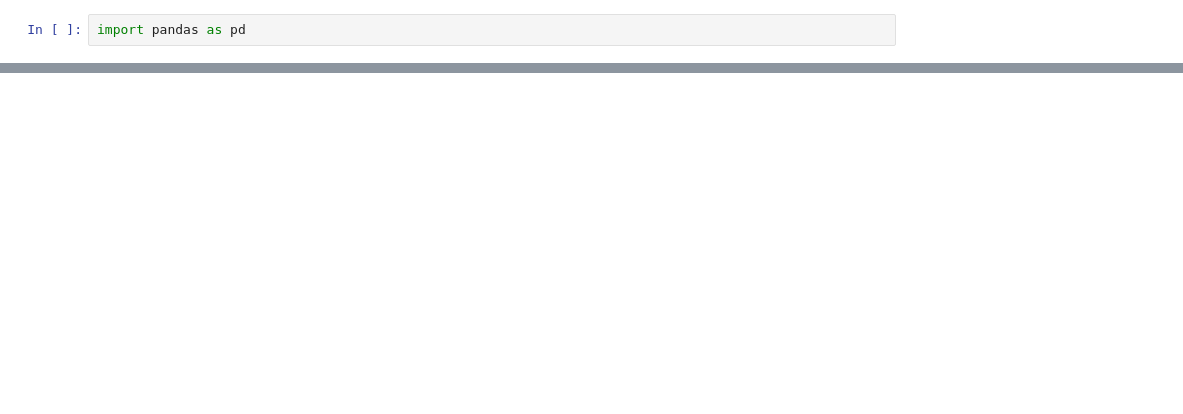
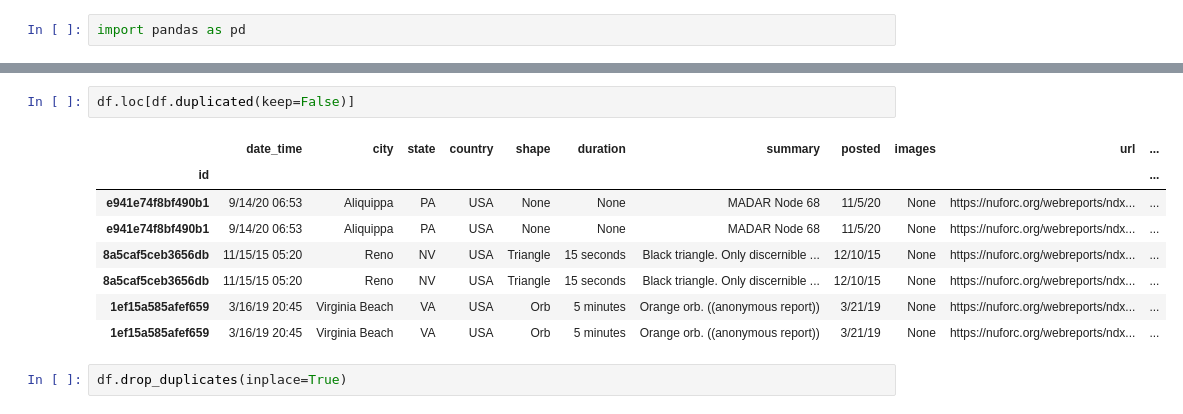
Before and after one commit to ndgigliotti/ufo-scrape, a Jupyter notebook: notebooks/explore.ipynb, the cells around one changed output, grey strips where cells are left out. Cells and saved outputs as stored; diff of their text form; blank space fills up the shorter version.

```diff
--- a/notebooks/explore.ipynb
+++ b/notebooks/explore.ipynb
@@ -20,2 +21,15 @@ df
+# %%
+df.loc[df.duplicated(keep=False)]
+# %% [output]
+|  | date_time | city | state | country | shape | duration | summary | posted | images | url | ... |
+| id |  |  |  |  |  |  |  |  |  |  | ... |
+| e941e74f8bf490b1 | 9/14/20 06:53 | Aliquippa | PA | USA | None | None | MADAR Node 68 | 11/5/20 | None | https://nuforc.org/webreports/ndx... | ... |
+| e941e74f8bf490b1 | 9/14/20 06:53 | Aliquippa | PA | USA | None | None | MADAR Node 68 | 11/5/20 | None | https://nuforc.org/webreports/ndx... | ... |
+| 8a5caf5ceb3656db | 11/15/15 05:20 | Reno | NV | USA | Triangle | 15 seconds | Black triangle. Only discernible ... | 12/10/15 | None | https://nuforc.org/webreports/ndx... | ... |
+| 8a5caf5ceb3656db | 11/15/15 05:20 | Reno | NV | USA | Triangle | 15 seconds | Black triangle. Only discernible ... | 12/10/15 | None | https://nuforc.org/webreports/ndx... | ... |
+| 1ef15a585afef659 | 3/16/19 20:45 | Virginia Beach | VA | USA | Orb | 5 minutes | Orange orb. ((anonymous report)) | 3/21/19 | None | https://nuforc.org/webreports/ndx... | ... |
+| 1ef15a585afef659 | 3/16/19 20:45 | Virginia Beach | VA | USA | Orb | 5 minutes | Orange orb. ((anonymous report)) | 3/21/19 | None | https://nuforc.org/webreports/ndx... | ... |
+# %%
+df.drop_duplicates(inplace=True)
 # %%
 date_cols = ["date_time", "posted"]
```
Also changed, not shown: parts of 3 cells of this notebook, 10 other files.
